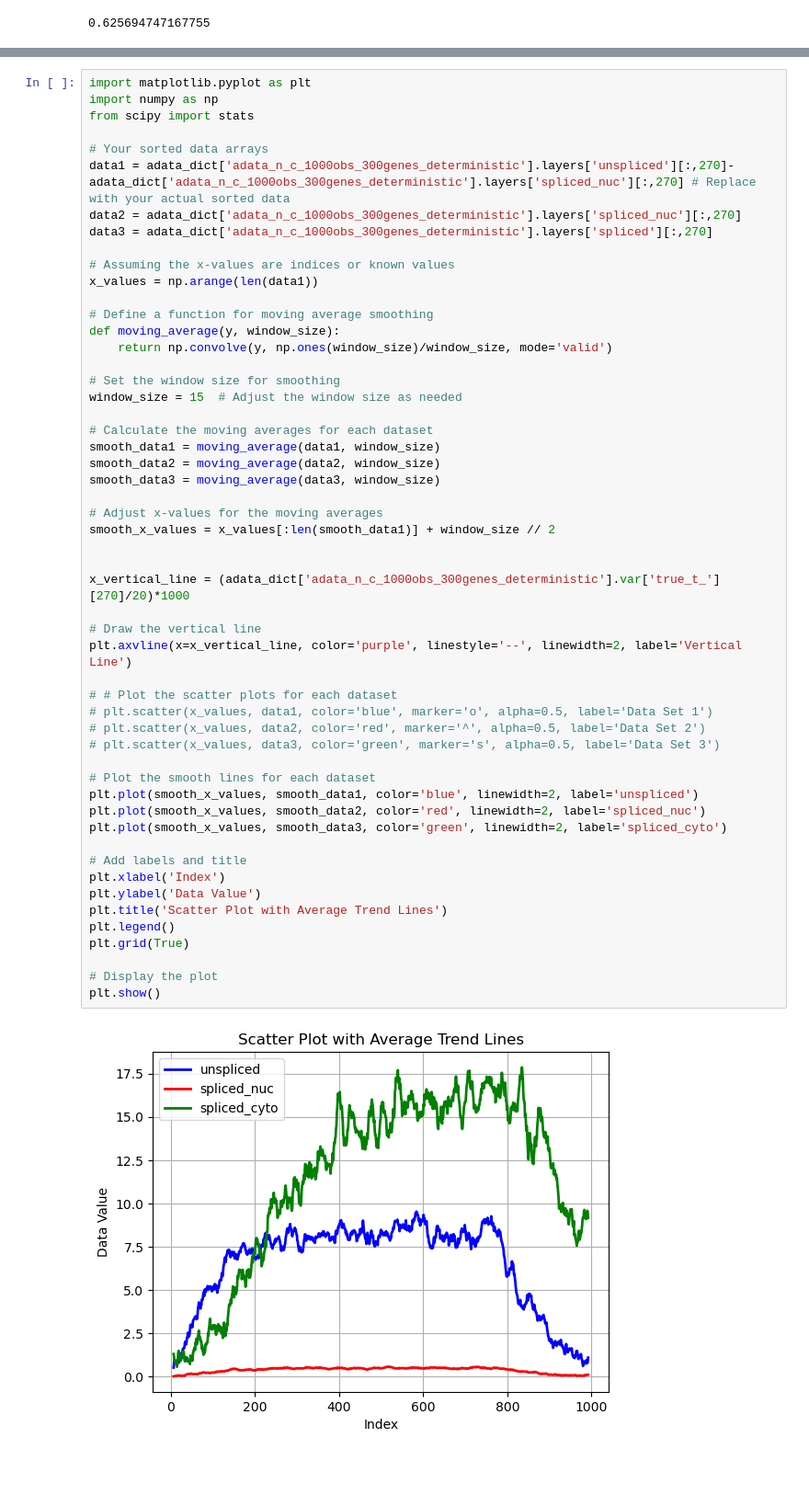
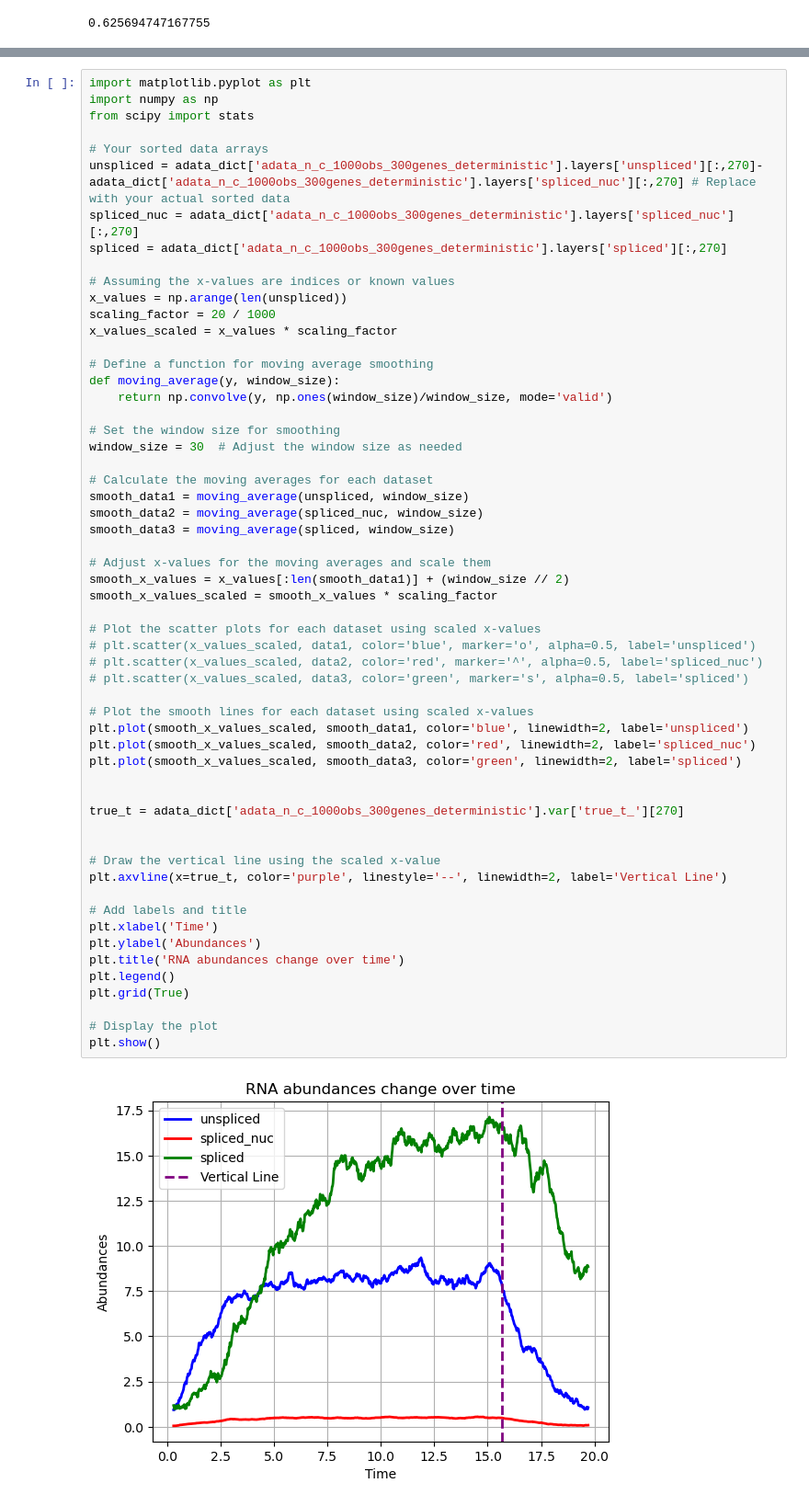
Before and after one commit to sergiomarco25/STVelo, a Jupyter notebook: notebooks/analysis/nu_beta_effects/big_nu.ipynb, the cells around one changed output, grey strips where cells are left out. Shown at 92% size. Drawn from its saved outputs; the diff is of its cells as text; blank space fills up the shorter version.

```diff
--- a/notebooks/analysis/nu_beta_effects/big_nu.ipynb
+++ b/notebooks/analysis/nu_beta_effects/big_nu.ipynb
@@ -471,55 +417,59 @@ df
 # %%
 import matplotlib.pyplot as plt
 import numpy as np
 from scipy import stats
 
 # Your sorted data arrays
-data1 = adata_dict['adata_n_c_1000obs_300genes_deterministic'].layers['unspliced'][:,270]- adata_dict['adata_n_c_1000obs_300genes_deterministic'].layers['spliced_nuc'][:,270] # Replace with your actual sorted data
-data2 = adata_dict['adata_n_c_1000obs_300genes_deterministic'].layers['spliced_nuc'][:,270]
-data3 = adata_dict['adata_n_c_1000obs_300genes_deterministic'].layers['spliced'][:,270]
+unspliced = adata_dict['adata_n_c_1000obs_300genes_deterministic'].layers['unspliced'][:,270]- adata_dict['adata_n_c_1000obs_300genes_deterministic'].layers['spliced_nuc'][:,270] # Replace with your actual sorted data
+spliced_nuc = adata_dict['adata_n_c_1000obs_300genes_deterministic'].layers['spliced_nuc'][:,270]
+spliced = adata_dict['adata_n_c_1000obs_300genes_deterministic'].layers['spliced'][:,270]
 
 # Assuming the x-values are indices or known values
-x_values = np.arange(len(data1))
+x_values = np.arange(len(unspliced))
+scaling_factor = 20 / 1000
+x_values_scaled = x_values * scaling_factor
 
 # Define a function for moving average smoothing
 def moving_average(y, window_size):
     return np.convolve(y, np.ones(window_size)/window_size, mode='valid')
 
 # Set the window size for smoothing
-window_size = 15  # Adjust the window size as needed
+window_size = 30  # Adjust the window size as needed
 
 # Calculate the moving averages for each dataset
-smooth_data1 = moving_average(data1, window_size)
-smooth_data2 = moving_average(data2, window_size)
-smooth_data3 = moving_average(data3, window_size)
+smooth_data1 = moving_average(unspliced, window_size)
+smooth_data2 = moving_average(spliced_nuc, window_size)
+smooth_data3 = moving_average(spliced, window_size)
 
-# Adjust x-values for the moving averages
-smooth_x_values = x_values[:len(smooth_data1)] + window_size // 2
+# Adjust x-values for the moving averages and scale them
+smooth_x_values = x_values[:len(smooth_data1)] + (window_size // 2)
+smooth_x_values_scaled = smooth_x_values * scaling_factor
+
+# Plot the scatter plots for each dataset using scaled x-values
+# plt.scatter(x_values_scaled, data1, color='blue', marker='o', alpha=0.5, label='unspliced')
+# plt.scatter(x_values_scaled, data2, color='red', marker='^', alpha=0.5, label='spliced_nuc')
+# plt.scatter(x_values_scaled, data3, color='green', marker='s', alpha=0.5, label='spliced')
+
+# Plot the smooth lines for each dataset using scaled x-values
+plt.plot(smooth_x_values_scaled, smooth_data1, color='blue', linewidth=2, label='unspliced')
+plt.plot(smooth_x_values_scaled, smooth_data2, color='red', linewidth=2, label='spliced_nuc')
+plt.plot(smooth_x_values_scaled, smooth_data3, color='green', linewidth=2, label='spliced')
 
 
-x_vertical_line = (adata_dict['adata_n_c_1000obs_300genes_deterministic'].var['true_t_'][270]/20)*1000
+true_t = adata_dict['adata_n_c_1000obs_300genes_deterministic'].var['true_t_'][270]
 
-# Draw the vertical line
-plt.axvline(x=x_vertical_line, color='purple', linestyle='--', linewidth=2, label='Vertical Line')
 
-# # Plot the scatter plots for each dataset
-# plt.scatter(x_values, data1, color='blue', marker='o', alpha=0.5, label='Data Set 1')
-# plt.scatter(x_values, data2, color='red', marker='^', alpha=0.5, label='Data Set 2')
-# plt.scatter(x_values, data3, color='green', marker='s', alpha=0.5, label='Data Set 3')
-
-# Plot the smooth lines for each dataset
-plt.plot(smooth_x_values, smooth_data1, color='blue', linewidth=2, label='unspliced')
-plt.plot(smooth_x_values, smooth_data2, color='red', linewidth=2, label='spliced_nuc')
-plt.plot(smooth_x_values, smooth_data3, color='green', linewidth=2, label='spliced_cyto')
+# Draw the vertical line using the scaled x-value
+plt.axvline(x=true_t, color='purple', linestyle='--', linewidth=2, label='Vertical Line')
 
 # Add labels and title
-plt.xlabel('Index')
-plt.ylabel('Data Value')
-plt.title('Scatter Plot with Average Trend Lines')
+plt.xlabel('Time')
+plt.ylabel('Abundances')
+plt.title('RNA abundances change over time')
 plt.legend()
 plt.grid(True)
 
 # Display the plot
 plt.show()
 # %% [output]
-[figure, old version]
+[figure, new version]
```
Also changed, not shown: parts of 6 cells of this notebook, 57 other files.
